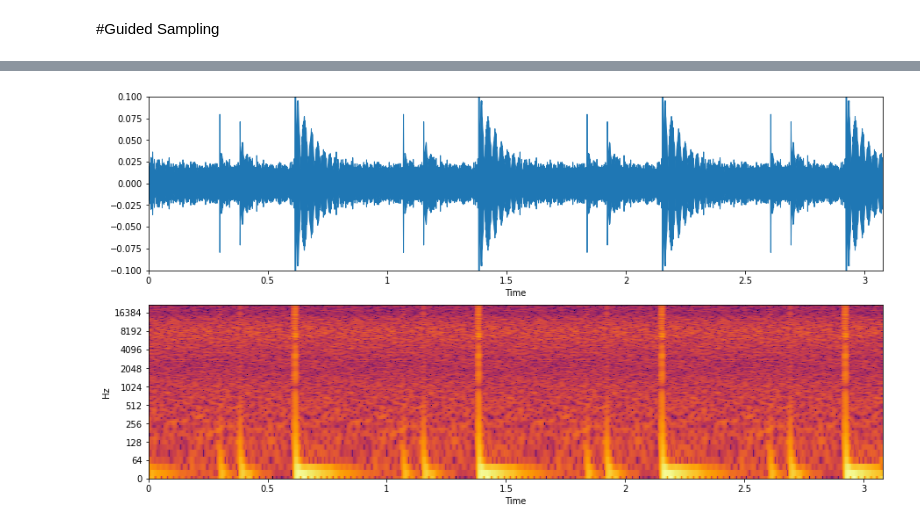
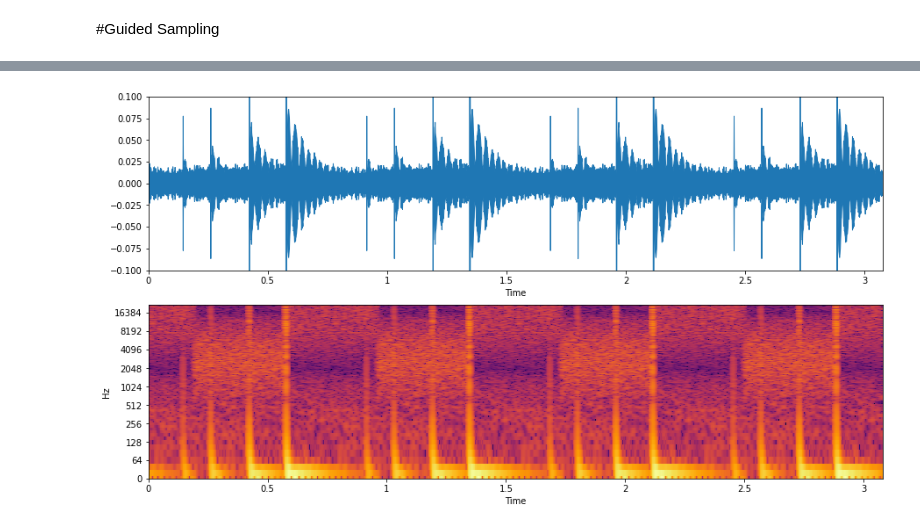
Before and after one commit to rwekwe/gramophone_noise_synth, a Jupyter notebook: colab/demo.ipynb, the cells around one changed output, grey strips where cells are left out. Cells and saved outputs as stored; diff of their text form; code cells hidden in the pictures.

```diff
--- a/colab/demo.ipynb
+++ b/colab/demo.ipynb
@@ -180,13 +180,26 @@ width="10000px"></p>
 #freqs  125 Hz 500Hz 2000Hz  8000Hz 16000Hz
 f_125_Hz= 1.8 #@param {type:"slider", min:-20, max:20, step:0.1}
 f_500_Hz= 0 #@param {type:"slider",min:-20, max:20,  step:0.1}
-f_2_kHz= -3.41 #@param {type:"slider",min:-20, max:20,  step:0.1}
+f_2_kHz= 5.4 #@param {type:"slider",min:-20, max:20,  step:0.1}
 f_8_kHz= 1 #@param {type:"slider",min:-20, max:20,  step:0.1}
-f_16_kHz= -5.3 #@param {type:"slider",min:-20, max:20,  step:0.1}
-
-gains=[
-       [f_125_Hz  ,   f_500_Hz  ,    f_2_kHz ,    f_8_kHz ,   f_16_kHz ]      #uniform pattern
-       ]
+f_16_kHz= -6.7 #@param {type:"slider",min:-20, max:20,  step:0.1}
+#@markdown ----
+#@markdown Optioanally combine the previous spectral shape with a second one
+use = True #@param {type:"boolean"}
+if use:
+  f_125_Hz_2= 1.8 #@param {type:"slider", min:-20, max:20, step:0.1}
+  f_500_Hz_2= 0 #@param {type:"slider",min:-20, max:20,  step:0.1}
+  f_2_kHz_2= -8.3 #@param {type:"slider",min:-20, max:20,  step:0.1}
+  f_8_kHz_2= 1 #@param {type:"slider",min:-20, max:20,  step:0.1}
+  f_16_kHz_2= 1.3 #@param {type:"slider",min:-20, max:20,  step:0.1}
+  gains=[
+        [f_125_Hz  ,   f_500_Hz  ,    f_2_kHz ,    f_8_kHz ,   f_16_kHz ],
+        [  f_125_Hz_2  ,   f_500_Hz_2  ,    f_2_kHz_2 ,    f_8_kHz_2 ,   f_16_kHz_2 ]     #non-uniform pattern
+        ]
+else:
+  gains=[
+        [f_125_Hz  ,   f_500_Hz  ,    f_2_kHz ,    f_8_kHz ,   f_16_kHz ]      #uniform pattern
+        ]
 
 #If you desire to define a non-uniform patter, uncomment the following lines and fill this matrix
 #gains=[
@@ -194,8 +207,8 @@ gains=[
 #       [-5  , -5   ,  -5   ,    1 ,  0  ]           #two patterns
 #       ]
 #@markdown ----
-#@markdown The following parameter (in dB) is used to weight the overall gain of the filtered noise
-noise_gain=-10.3 #@param {type:"slider", min:-20, max:20, step:0.1}
+#@markdown The following parameter (in dB) is used to weight the overall gain of the filtered noise. This will only affect the ratio between noise level and thumps, given that everything will be normalized. Use for tuning the guide.
+noise_gain=-13.6 #@param {type:"slider", min:-20, max:20, step:0.1}
 
 noise_synth=noise_presynthesis(gains=gains, noise_gain=noise_gain, args=args) #Initialize the guide
 #@markdown ----
@@ -203,16 +216,16 @@ noise_synth=noise_presynthesis(gains=gains, noise_gain=noise_gain, args=args) #I
 
 #@markdown  Select the strength of the thump (0: no thump, 1: soft, 2: mid, 3: strong, 4: strongest), and the period position (relative between 0 and 1)
 thump_1_strength = 4 #@param {type:"slider", min:0, max:4, step:1}
-thump_1_pos= 0.8#@param  {type:"slider",min:0, max:1,  step:0.01}
+thump_1_pos= 0.75#@param  {type:"slider",min:0, max:1,  step:0.01}
 #@markdown ----
-thump_2_strength = 2 #@param {type:"slider", min:0, max:4, step:1}
-thump_2_pos= 0.5#@param  {type:"slider",min:0, max:1,  step:0.01}
+thump_2_strength = 3 #@param {type:"slider", min:0, max:4, step:1}
+thump_2_pos= 0.55#@param  {type:"slider",min:0, max:1,  step:0.01}
 #@markdown ----
-thump_3_strength = 1 #@param {type:"slider", min:0, max:4, step:1}
-thump_3_pos= 0.39#@param  {type:"slider",min:0, max:1,  step:0.01}
+thump_3_strength = 2 #@param {type:"slider", min:0, max:4, step:1}
+thump_3_pos= 0.34#@param  {type:"slider",min:0, max:1,  step:0.01}
 #@markdown ----
-thump_4_strength= 0 #@param  {type:"slider",min:0, max:4,  step:1}
-thump_4_pos= 0.4#@param  {type:"slider",min:0, max:1,  step:0.01}
+thump_4_strength = 1 #@param {type:"slider", min:0, max:4, step:1}
+thump_4_pos= 0.19#@param  {type:"slider",min:0, max:1,  step:0.01}
 #@markdown ----
 
 thump_positions=[] #position (between 0 and 1)
@@ -235,36 +248,36 @@ if thump_4_strength>0:
 #strengths=[1,2,3,4 ] #between 1 and 5, how deep is the scratch
 
 noise_synth.add_thumps(positions=thump_positions, strengths=strengths)
 
 #@markdown  add also some buzz (electrical current noise at 50 Hz)
 
-buzz_power= -40 #@param {type:"slider", min:-40, max:20, step:1}
-buzz_sharpness= 0.98 #@param {type:"slider", min:0, max:1, step:0.01}
+buzz_power= -24 #@param {type:"slider", min:-40, max:20, step:1}
+buzz_sharpness= 0.99 #@param {type:"slider", min:0, max:1, step:0.01}
 
 noise_synth.add_buzz(pow=buzz_power, sharpness=0.99, f=50)
 
 #normalize the guide (required)
 noise_synth.normalize()
 
 
 #plotting the guide
 
 fig, axs = plt.subplots(2, 1, figsize=(15, 8))
 
 plotx=noise_synth.x
 plotx=np.concatenate((plotx,plotx,plotx,plotx))
 plotx=plotx/10
 
 librosa.display.waveplot(plotx,sr=int(args.sample_rate),ax=axs[0])
 axs[0].set_ylim(-0.1,0.1)
 
 plot_spec(plotx, axs[1])
 
 plotx[-1]=1
 ipd.Audio(plotx, rate=int(args.sample_rate)) # load a NumPy array
 # %% [output]
 [interactive output not drawn]
-[figure, old version]
+[figure, new version]
 # %%
 #@title #Guided Sampling
 #@markdown Define number of discretization steps. More steps imply higher precission at the cost of more computation.
```
Also changed, not shown: parts of 3 cells of this notebook.
